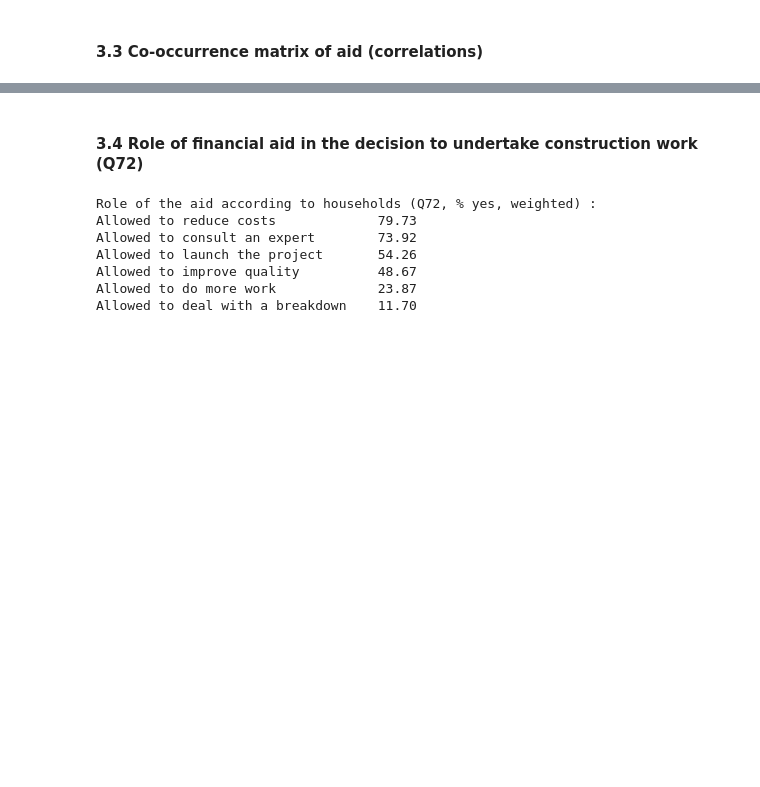
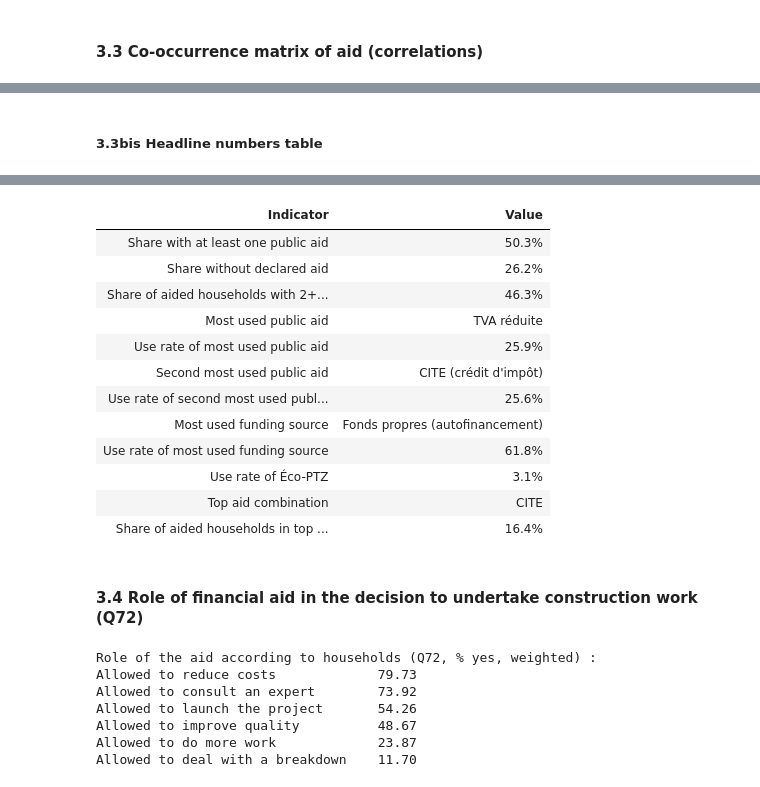
Before and after one commit to carlalucas/economics_energy_markets, a Jupyter notebook: 01_descriptive_analysis.ipynb, the cells around one changed output, grey strips where cells are left out. Cells and saved outputs as stored; diff of their text form; code cells hidden in the pictures; blank space fills up the shorter version.

Commit message:
headline numbers

```diff
--- a/01_descriptive_analysis.ipynb
+++ b/01_descriptive_analysis.ipynb
@@ -886,0 +914,66 @@ plt.show()
+# %% [markdown]
+##### 3.3bis Headline numbers table
+# %%
+def safe_get(series, key, default=np.nan):
+    return float(series.get(key, default)) if key in series.index else default
+
+headline_numbers = pd.DataFrame({
+    "Indicator": [
+        "Share with at least one public aid",
+        "Share without declared aid",
+        "Share of aided households with 2+ aids",
+        "Most used public aid",
+        "Use rate of most used public aid",
+        "Second most used public aid",
+        "Use rate of second most used public aid",
+        "Most used funding source",
+        "Use rate of most used funding source",
+        "Use rate of Éco-PTZ",
+        "Top aid combination",
+        "Share of aided households in top combination",
+    ],
+    "Value": [
+        f"{pct_aid:.1f}%",
+        f"{pct_no_aid:.1f}%",
+        f"{n_aid_pct_aided[n_aid_pct_aided.index >= 2].sum():.1f}%",
+        aid_series.index[0],
+        f"{aid_series.iloc[0]:.1f}%",
+        aid_series.index[1],
+        f"{aid_series.iloc[1]:.1f}%",
+        loan_series.index[0],
+        f"{loan_series.iloc[0]:.1f}%",
+        f"{safe_get(loan_series, 'Éco-PTZ'):.1f}%",
+        combo_pct.index[0],
+        f"{combo_pct.iloc[0]:.1f}%",
+    ]
+})
+
+print("=== HEADLINE NUMBERS ===")
+print(headline_numbers.to_string(index=False))
+
+# Optional: prettier notebook display
+try:
+    from IPython.display import display
+    styled_headlines = (
+        headline_numbers.style
+        .hide(axis="index")
+        .set_properties(**{
+            "text-align": "left",
+            "font-size": "11pt",
+            "border": "1px solid #ddd"
+        })
+        .set_table_styles([
+            {"selector": "th", "props": [("background-color", "#1565C0"),
+                                         ("color", "white"),
+                                         ("font-weight", "bold"),
+                                         ("text-align", "left")]},
+            {"selector": "td", "props": [("padding", "6px 10px")]},
+        ])
+    )
+    display(styled_headlines)
+except Exception:
+    pass
+
+# export to csv for report
+headline_numbers.to_csv("figures/headline_numbers_table.csv", index=False)
+# %% [output]
@@ -887,3 +994,16 @@ plt.show()
+| Indicator | Value |
+| Share with at least one public aid | 50.3% |
+| Share without declared aid | 26.2% |
+| Share of aided households with 2+... | 46.3% |
+| Most used public aid | TVA réduite |
+| Use rate of most used public aid | 25.9% |
+| Second most used public aid | CITE (crédit d'impôt) |
+| Use rate of second most used publ... | 25.6% |
+| Most used funding source | Fonds propres (autofinancement) |
+| Use rate of most used funding source | 61.8% |
+| Use rate of Éco-PTZ | 3.1% |
+| Top aid combination | CITE |
+| Share of aided households in top ... | 16.4% |
 # %% [markdown]
 #### 3.4 Role of financial aid in the decision to undertake construction work (Q72)
 # %%
```
Also changed, not shown: parts of 19 cells of this notebook, 2 other files.
